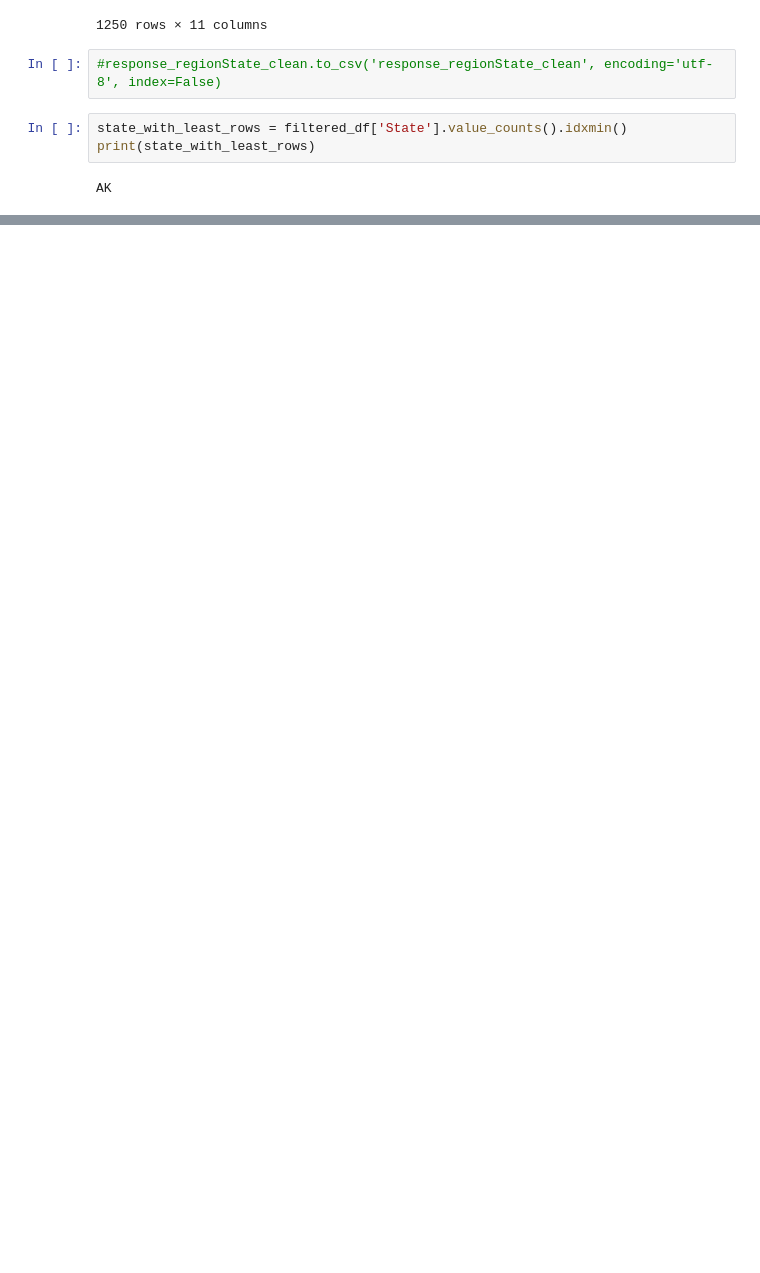
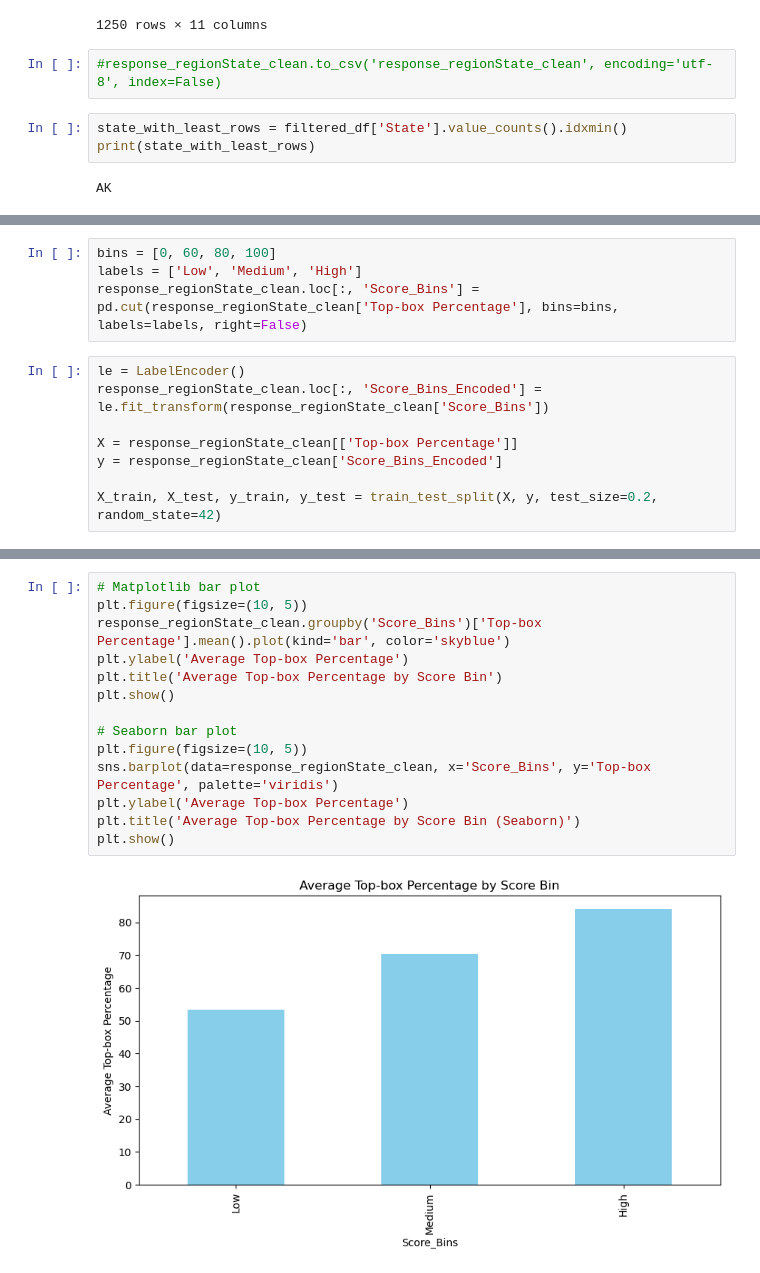
Before and after one commit to bluewallumich/EA-HCAHPS-Patient-Survey, a Jupyter notebook: File Cleaning and Merging.ipynb, the cells around one changed output, grey strips where cells are left out. Saved outputs shown, nothing was run; the diff lists cells and outputs as text; blank space fills up the shorter version.

```diff
--- a/File Cleaning and Merging.ipynb
+++ b/File Cleaning and Merging.ipynb
@@ -196,0 +189,12 @@ merged_df[(merged_df['State'] == 'AL') & (merged_df['Release Period'] == '07_201
+# %%
+bins = [0, 60, 80, 100]
+labels = ['Low', 'Medium', 'High']
+response_regionState_clean.loc[:, 'Score_Bins'] = pd.cut(response_regionState_clean['Top-box Percentage'], bins=bins, labels=labels, right=False)
+# %%
+le = LabelEncoder()
+response_regionState_clean.loc[:, 'Score_Bins_Encoded'] = le.fit_transform(response_regionState_clean['Score_Bins'])
+
+X = response_regionState_clean[['Top-box Percentage']]
+y = response_regionState_clean['Score_Bins_Encoded']
+
+X_train, X_test, y_train, y_test = train_test_split(X, y, test_size=0.2, random_state=42)
@@ -196,0 +209,16 @@ merged_df[(merged_df['State'] == 'AL') & (merged_df['Release Period'] == '07_201
+# %%
+# Matplotlib bar plot
+plt.figure(figsize=(10, 5))
+response_regionState_clean.groupby('Score_Bins')['Top-box Percentage'].mean().plot(kind='bar', color='skyblue')
+plt.ylabel('Average Top-box Percentage')
+plt.title('Average Top-box Percentage by Score Bin')
+plt.show()
+
+# Seaborn bar plot
+plt.figure(figsize=(10, 5))
+sns.barplot(data=response_regionState_clean, x='Score_Bins', y='Top-box Percentage', palette='viridis')
+plt.ylabel('Average Top-box Percentage')
+plt.title('Average Top-box Percentage by Score Bin (Seaborn)')
+plt.show()
+# %% [output]
+[figure, added]
```
Also changed, not shown: parts of 9 cells of this notebook, 3 other files.
